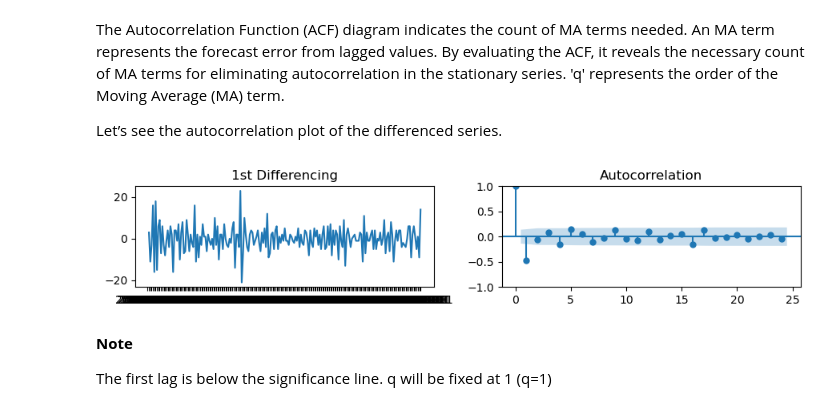
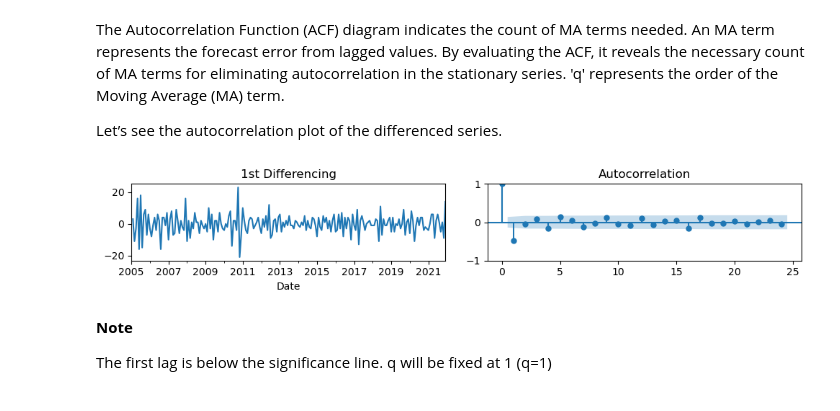
Before and after one commit to Natidhcp/CCT_MSc_DA_CA2, a Jupyter notebook: CA2.ipynb, the cells around one changed output. Saved outputs shown, nothing was run; the diff lists cells and outputs as text; code cells hidden in the pictures.

```diff
--- a/CA2.ipynb
+++ b/CA2.ipynb
@@ -1001,0 +920,4 @@ plt.show()
+# %%
+dfm['Date'] = pd.to_datetime(dfm['Date'])
+dfm = dfm.groupby(['Date', 'Statistic'])['value'].sum().unstack()
+dfm.head()
@@ -1001,0 +932,3 @@ plt.show()
+# %%
+df = pd.DataFrame(dfm, columns = ['Fatal Collisions'])
+df.head()
@@ -1111,14 +1070,15 @@ The Autocorrelation Function (ACF) diagram indicates the count of MA terms neede
 
 Let’s see the autocorrelation plot of the differenced series.
 # %%
-fig, axes = plt.subplots(1, 2, figsize=(9, 2))
-axes[0].plot(df.diff()); axes[0].set_title('1st Differencing')
+fig, axes = plt.subplots(1, 2, figsize=(10, 2))
+df.diff().plot(ax=axes[0]); axes[0].set_title('1st Differencing')
+axes[0].legend().remove()
 axes[1].set(ylim=(0,1.2))
 plot_acf(df.diff().dropna(), ax=axes[1])
 plt.tight_layout()
 plt.show()
 # %% [output]
-[figure, old version]
+[figure, new version]
 # %% [markdown]
 **Note**
 
```
Also changed, not shown: parts of 53 cells of this notebook.
